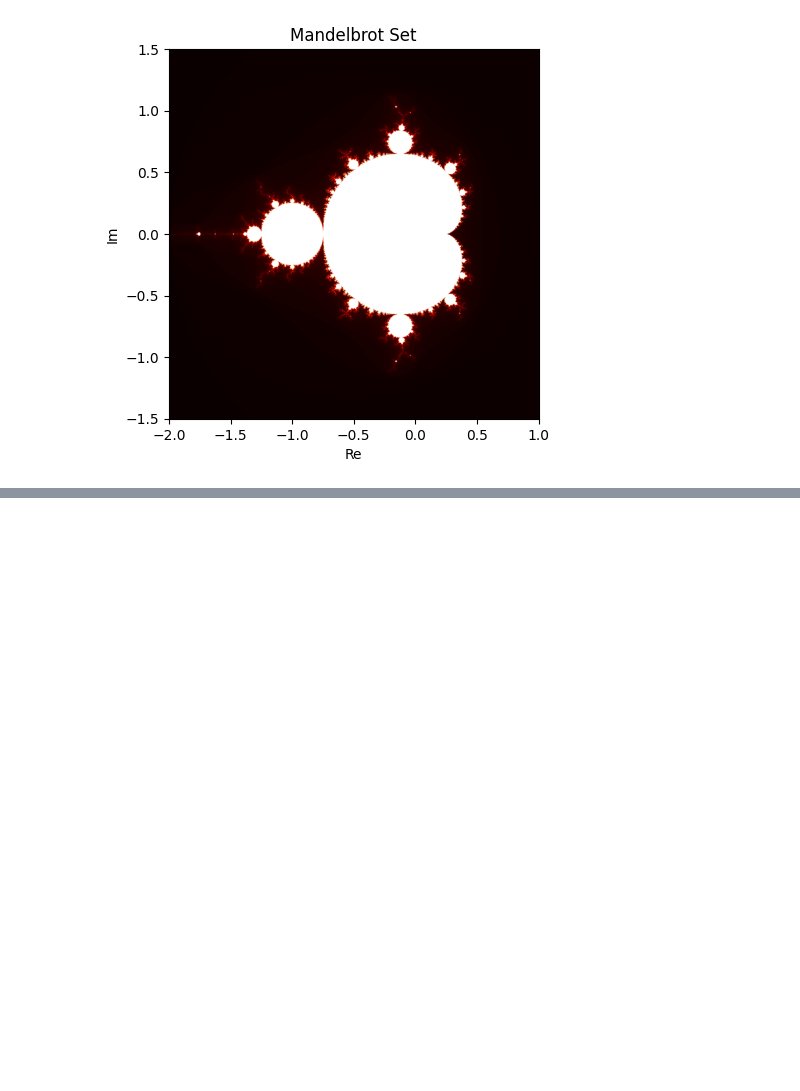
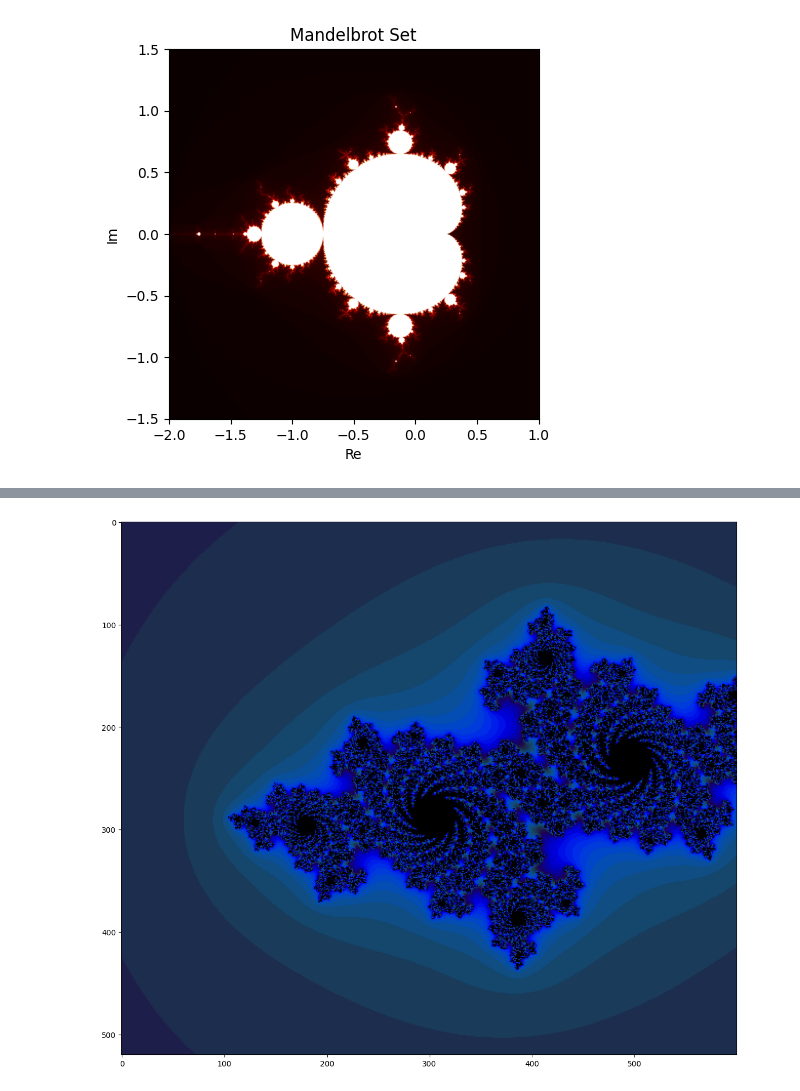
Before and after one commit to abhyagarg22/Pattern-Analysis-lab-1, a Jupyter notebook: Untitled0.ipynb, the cells around one changed output, grey strips where cells are left out. Cells and saved outputs as stored; diff of their text form; code cells hidden in the pictures; blank space fills up the shorter version.

```diff
--- a/Untitled0.ipynb
+++ b/Untitled0.ipynb
@@ -281,0 +274,45 @@ plt.show()
+# %%
+import torch
+import numpy as np
+import matplotlib.pyplot as plt
+
+# Device
+device = torch.device('cuda' if torch.cuda.is_available() else 'cpu')
+
+# Grid definition (same as original)
+# Zoomed-in window
+Y, X = np.mgrid[-1.3:1.3:0.005, -2:1:0.005]
+x = torch.tensor(X, dtype=torch.float32, device=device)
+y = torch.tensor(Y, dtype=torch.float32, device=device)
+z = torch.complex(x, y)
+c = torch.tensor(-0.7 + 0.27015j, device=device)
+# Iteration setup
+zs = z.clone()
+ns = torch.zeros_like(x, dtype=torch.int32, device=device)
+
+# Mandelbrot iteration
+max_iter = 200
+for i in range(max_iter):
+    zs_ = zs * zs + c
+    not_diverged = torch.abs(zs_) < 4.0
+    ns += not_diverged
+    zs = zs_
+
+# Coloring function (same as original)
+def processFractal(a):
+    """Display an array of iteration counts as a colorful picture of a fractal."""
+    a_cyclic = (6.28 * a / 20.0).reshape(list(a.shape) + [1])
+    img = np.concatenate([
+        10 + 20 * np.cos(a_cyclic),
+        30 + 50 * np.sin(a_cyclic),
+        155 - 80 * np.cos(a_cyclic)], 2)
+    img[a == a.max()] = 0
+    return np.uint8(np.clip(img, 0, 255))
+
+# Plot
+fig = plt.figure(figsize=(16, 10))
+plt.imshow(processFractal(ns.cpu().numpy()))
+plt.tight_layout(pad=0)
+plt.show()
+# %% [output]
+[figure, added]
```
Also changed, not shown: parts of 2 cells of this notebook.
